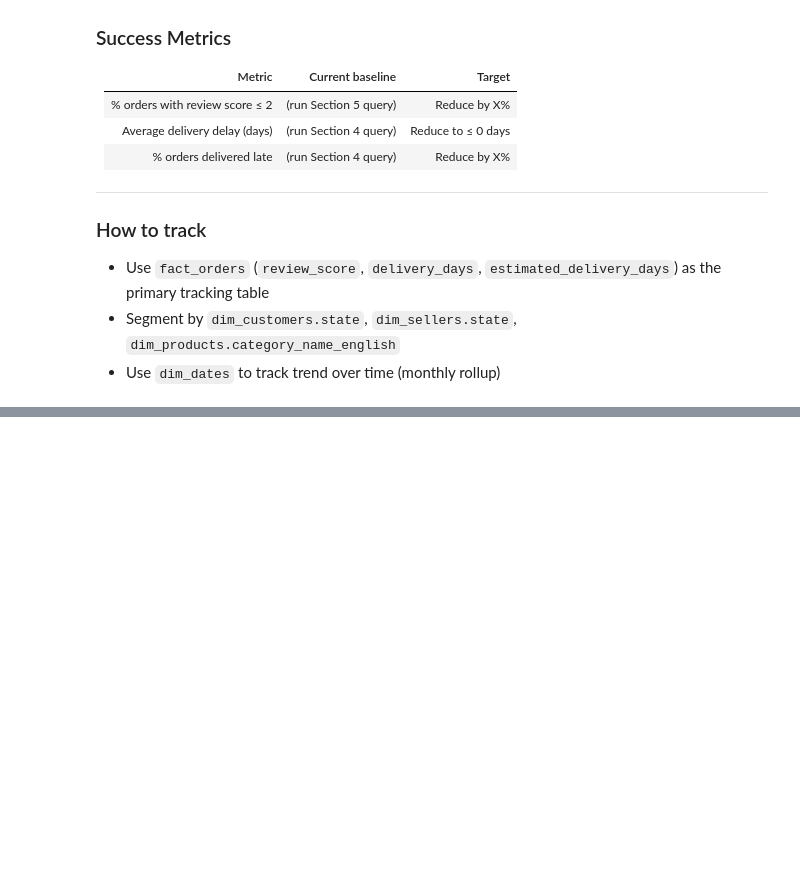
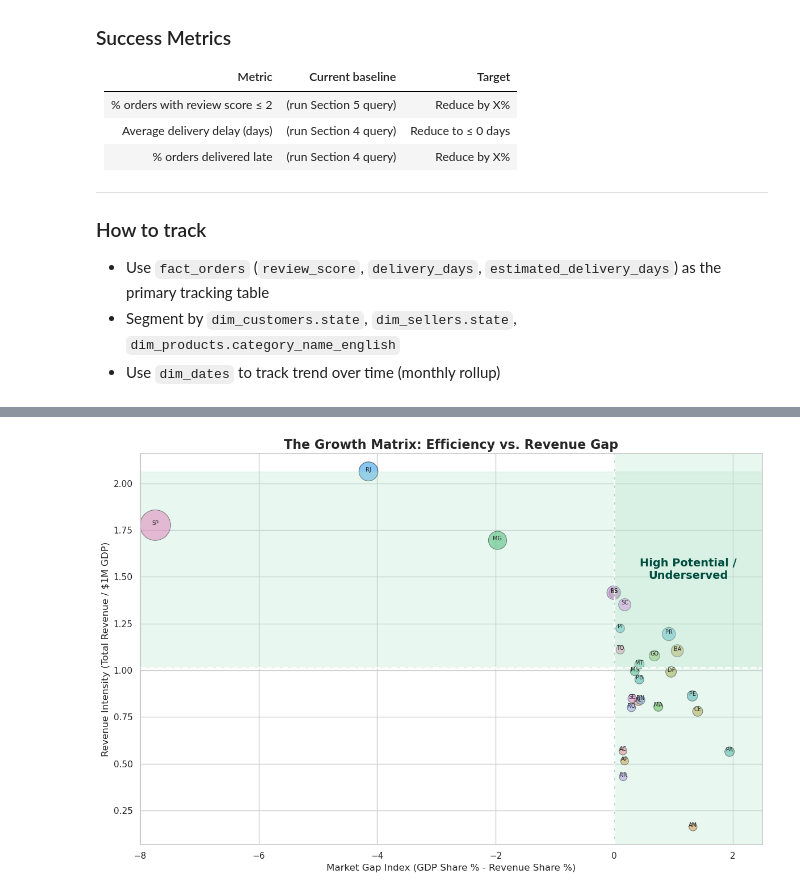
Before and after one commit to kevichua/DS5-Team-5---Module-2-Assignment-Project, a Jupyter notebook: module2-olist-data-pipeline/notebooks/02_star_schema_analysis.ipynb, the cells around one changed output, grey strips where cells are left out. Cells and saved outputs as stored; diff of their text form; code cells hidden in the pictures; blank space fills up the shorter version.

```diff
--- a/module2-olist-data-pipeline/notebooks/02_star_schema_analysis.ipynb
+++ b/module2-olist-data-pipeline/notebooks/02_star_schema_analysis.ipynb
@@ -722,0 +631,82 @@ plt.show()
+# %%
+# 2. Clean GDP data (Source of truth)
+df_gdp['Estimated GDP'] = df_gdp['Estimated GDP'].replace(r'[R\$\s,]', '', regex=True).astype(float)
+
+# 3. Calculate Revenue Share
+total_rev = df_revenue['total_payment_value'].sum()
+df_revenue['revenue_share_pct'] = (df_revenue['total_payment_value'] / total_rev) * 100
+
+# 4. Merge
+df_gap = pd.merge(df_revenue, df_gdp, left_on='state', right_on='Abbreviation', how='inner')
+
+# Calculate Revenue per Unit of 1M GDP
+# This shows how much revenue you get for every $1M of GDP
+df_gap['revenue_intensity'] = df_gap['total_payment_value'] / df_gap['Estimated GDP'] *1000000
+
+
+# 5. Final Calculations
+total_gdp = df_gap['Estimated GDP'].sum()
+df_gap['gdp_share_pct'] = (df_gap['Estimated GDP'] / total_gdp) * 100
+df_gap['gap_index'] = df_gap['gdp_share_pct'] - df_gap['revenue_share_pct']
+# %%
+# 1. Setup the figure
+plt.figure(figsize=(12, 8))
+
+# 2. Define quadrants based on the mean
+x_mid = 0
+y_mid = df_gap['revenue_intensity'].mean()
+
+# 3. Create the Scatter/Bubble plot
+# We changed 'size' to 'total_revenue' to reflect financial scale
+scatter = sns.scatterplot(
+    data=df_gap,
+    x='gap_index',
+    y='revenue_intensity',
+    size='total_payment_value',  # Bubble size based on GDP for better visibility
+    sizes=(100, 1500), # Increased size range for better visibility
+    alpha=0.6,
+    edgecolor='black',
+    hue='state',
+    legend=False
+)
+
+# 4. Set explicit axis limits to force the -8 to +8 view
+plt.xlim(-8, 2.5)
+
+# 4. Highlight the "High Potential / Underserved" Quadrant
+plt.axvspan(x_mid, 2.5, color='#b3e6cc', alpha=0.3)
+plt.axhspan(y_mid, df_gap['revenue_intensity'].max(), color='#b3e6cc', alpha=0.3)
+
+# 5. Add quadrant label
+plt.text(
+    1.25, # Midpoint between 0 and 8
+    y_mid + (df_gap['revenue_intensity'].max() - y_mid)/2,
+    'High Potential /\nUnderserved',
+    fontsize=14,
+    fontweight='bold',
+    color='#004d40',
+    ha='center',
+    va='center'
+)
+
+# 6. Annotate State labels
+for i in range(df_gap.shape[0]):
+    plt.text(
+        df_gap['gap_index'].iloc[i],
+        df_gap['revenue_intensity'].iloc[i],
+        df_gap['state'].iloc[i],
+        fontsize=7,
+        ha='center'
+    )
+
+# 7. Formatting
+plt.title('The Growth Matrix: Efficiency vs. Revenue Gap', fontsize=16, fontweight='bold')
+plt.ylabel('Revenue Intensity (Total Revenue / $1M GDP)')
+plt.xlabel('Market Gap Index (GDP Share % - Revenue Share %)')
+plt.axvline(x=x_mid, color='white', linestyle='--', linewidth=2)  # Vertical line at x=0
+plt.axhline(y=y_mid, color='white', linestyle='--', linewidth=2)  # Horizontal line at y=0
+
+plt.tight_layout()
+plt.show()
+# %% [output]
+[figure, added]
```
Also changed, not shown: parts of 7 cells of this notebook.
